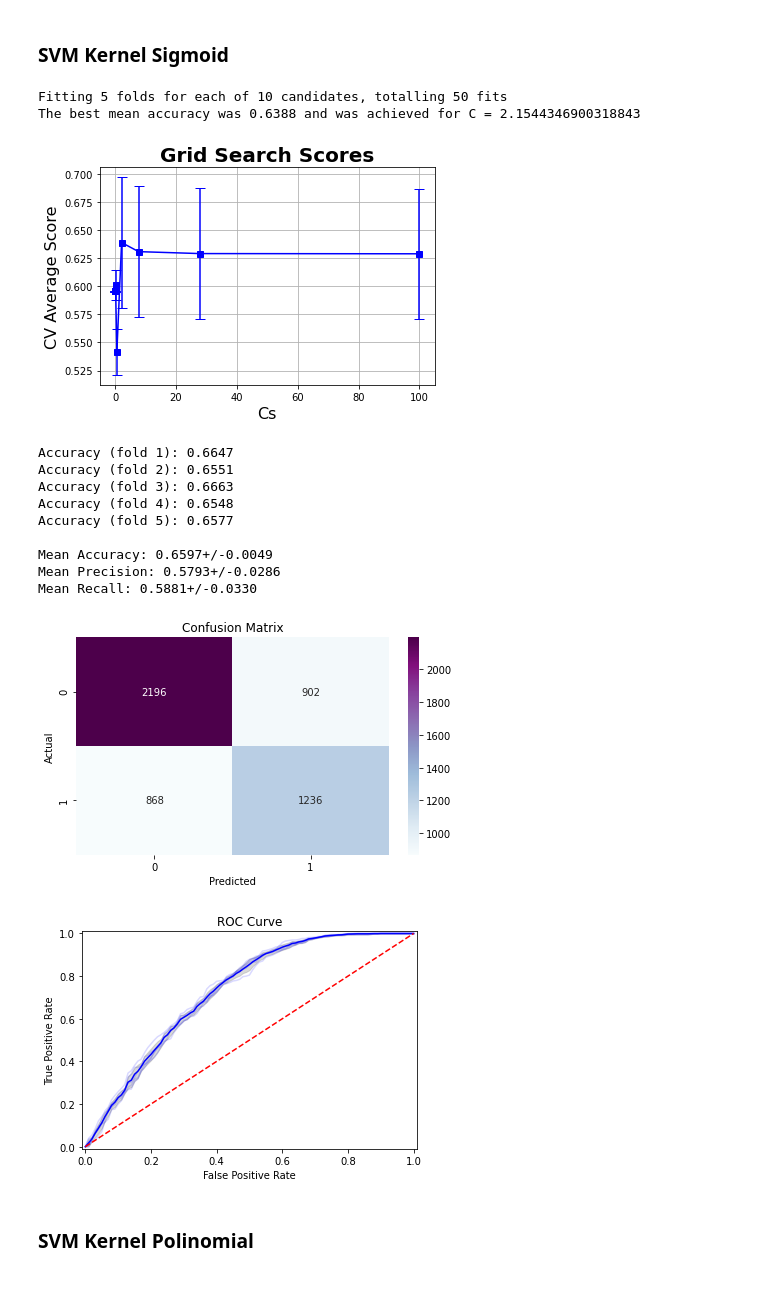
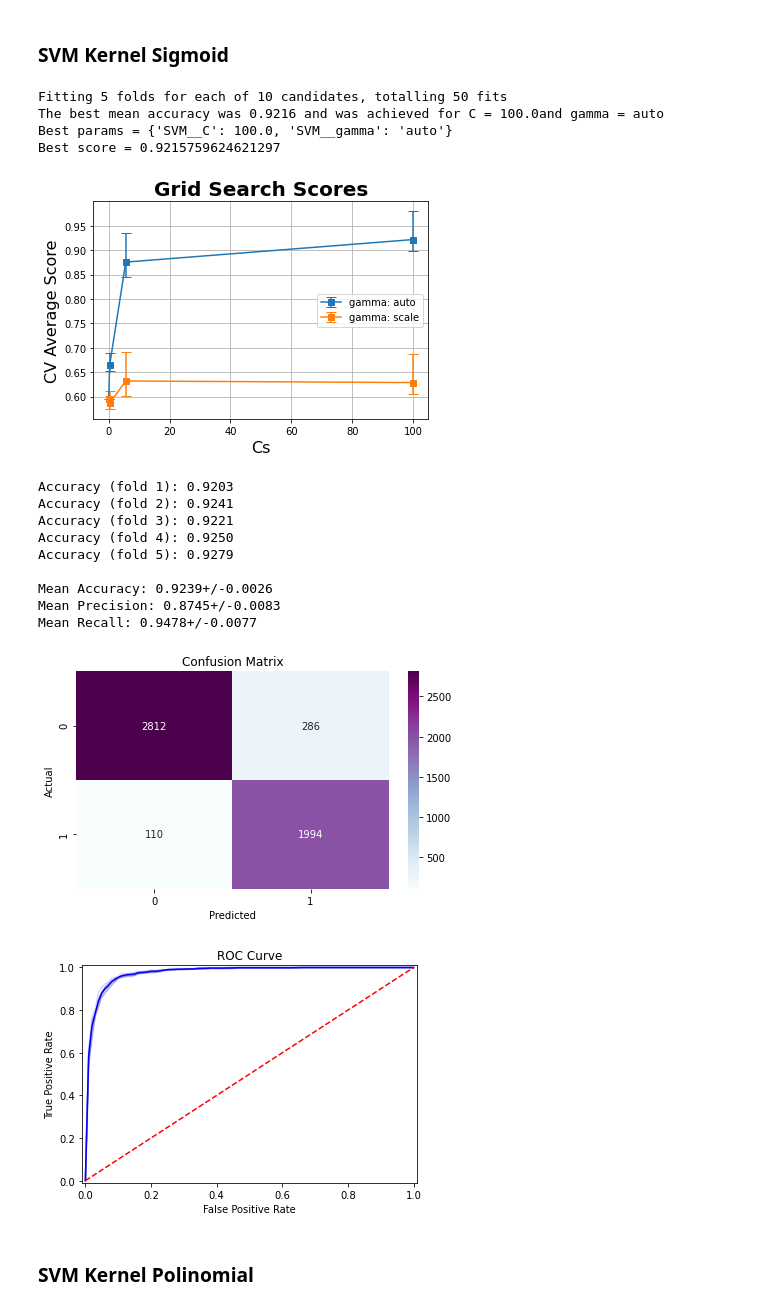
Before and after one commit to vcaitite/machine-learning-exercises, a Jupyter notebook: TP1/Trabalho Prático 1 - Classificação de Exoplanetas.ipynb, the cells around one changed output. Saved outputs shown, nothing was run; the diff lists cells and outputs as text; code cells hidden in the pictures.

Commit message:
Adding grid search plots.

```diff
--- a/TP1/Trabalho Prático 1 - Classificação de Exoplanetas.ipynb
+++ b/TP1/Trabalho Prático 1 - Classificação de Exoplanetas.ipynb
@@ -149,7 +195,7 @@ lst.append(None)
 grid_params_DecisionTree = [{'DecisionTreeClassifier__max_depth': lst}]
 pipe_tree = Pipeline([('scaler',  MinMaxScaler()),
             ('DecisionTreeClassifier', DecisionTreeClassifier())])
-clf = GridSearchCV(pipe_tree, grid_params_DecisionTree , scoring='accuracy', refit=True, cv=5, verbose=3)
+clf = GridSearchCV(pipe_tree, grid_params_DecisionTree , scoring='accuracy', refit=True, cv=5, verbose=1)
 # Run fit with all sets of parameters.
 clf.fit(X, y)
 # %% [output]
@@ -234,7 +264,7 @@ plt.show()
 # %% [markdown]
 ### SVM Kernel Linear
 # %%
-lst = np.logspace(-3, 2, 10)
+lst = np.logspace(-3, 2, 50)
 # Grid Search application
 grid_params_svm = [{'SVM__C': lst}]
 pipe_svm = Pipeline([('scaler',  MinMaxScaler()),
@@ -272,37 +322,41 @@ Mean Recall: 0.9602+/-0.0048
 # %%
-lst = np.logspace(-3, 2, 10)
+lst = np.logspace(-3, 2, 50)
 # Grid Search application
-grid_params_svm = [{'SVM__C': lst}]
+grid_params_svm = [{'SVM__C': lst,
+                   'SVM__gamma' : ['auto', 'scale']}]
 pipe_svm = Pipeline([('scaler',  MinMaxScaler()),
-            ('SVM', svm.SVC(kernel="sigmoid", gamma='scale'))])
+            ('SVM', svm.SVC(kernel="sigmoid"))])
 clf = GridSearchCV(pipe_svm, grid_params_svm , scoring='accuracy', refit=True, cv=5, verbose=1)
 # Run fit with all sets of parameters.
 clf.fit(X, y)
 # Results of Grid Search
 C  = clf.best_params_['SVM__C']
+gamma = clf.best_params_['SVM__gamma']
 score = clf.best_score_
-print("The best mean accuracy was " + '{:.4f}'.format(score) + " and was achieved for C = " + str(C) )
-plot_grid_search(clf.cv_results_, lst, 'Cs')
+print("The best mean accuracy was " + '{:.4f}'.format(score) + " and was achieved for C = " + str(C) + "and gamma = " + str(gamma) )
+plot_grid_search_2_params(clf, lst, ['auto', 'scale'], 'Cs', 'gamma')
 # %% [output]
 Fitting 5 folds for each of 10 candidates, totalling 50 fits
-The best mean accuracy was 0.6388 and was achieved for C = 2.1544346900318843
+The best mean accuracy was 0.9216 and was achieved for C = 100.0and gamma = auto
+Best params = {'SVM__C': 100.0, 'SVM__gamma': 'auto'}
+Best score = 0.9215759624621297
-[figure, old version]
+[figure, new version]
 # %%
 model = svm.SVC
-params = {'kernel' : "sigmoid", 'gamma' : 'scale', 'C' : C, 'probability' : True}
+params = {'kernel' : "sigmoid", 'gamma' : gamma, 'C' : C, 'probability' : True}
 clf, mean_accuracy_sigmoid_svm, mean_precision_sigmoid_svm, mean_recall_sigmoid_svm, roc_sigmoid_svm, pr_ssvm= apply_cross_validation(model, params)
 # %% [output]
-Accuracy (fold 1): 0.6647
-Accuracy (fold 2): 0.6551
-Accuracy (fold 3): 0.6663
-Accuracy (fold 4): 0.6548
-Accuracy (fold 5): 0.6577
+Accuracy (fold 1): 0.9203
+Accuracy (fold 2): 0.9241
+Accuracy (fold 3): 0.9221
+Accuracy (fold 4): 0.9250
+Accuracy (fold 5): 0.9279
 
-Mean Accuracy: 0.6597+/-0.0049
-Mean Precision: 0.5793+/-0.0286
-Mean Recall: 0.5881+/-0.0330
+Mean Accuracy: 0.9239+/-0.0026
+Mean Precision: 0.8745+/-0.0083
+Mean Recall: 0.9478+/-0.0077
-[figure, old version]
+[figure, new version]
-[figure, old version]
+[figure, new version]
 # %% [markdown]
 ### SVM Kernel Polinomial
 # %%
```
Also changed, not shown: parts of 32 cells of this notebook.
